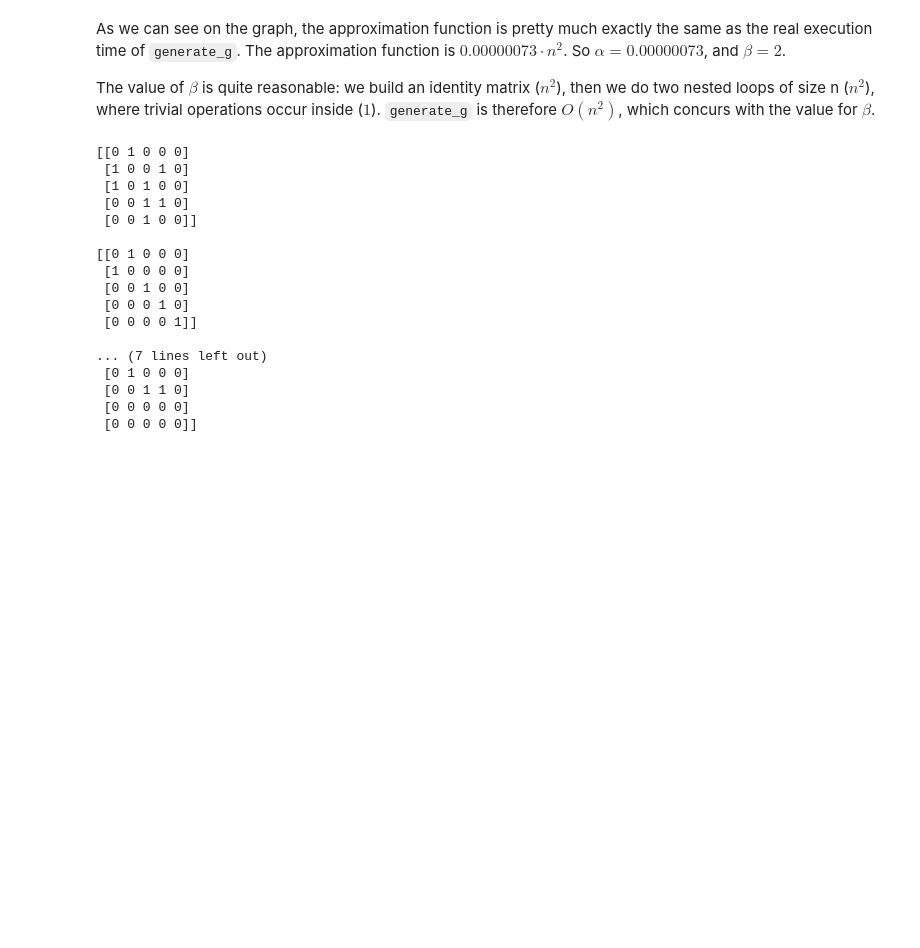
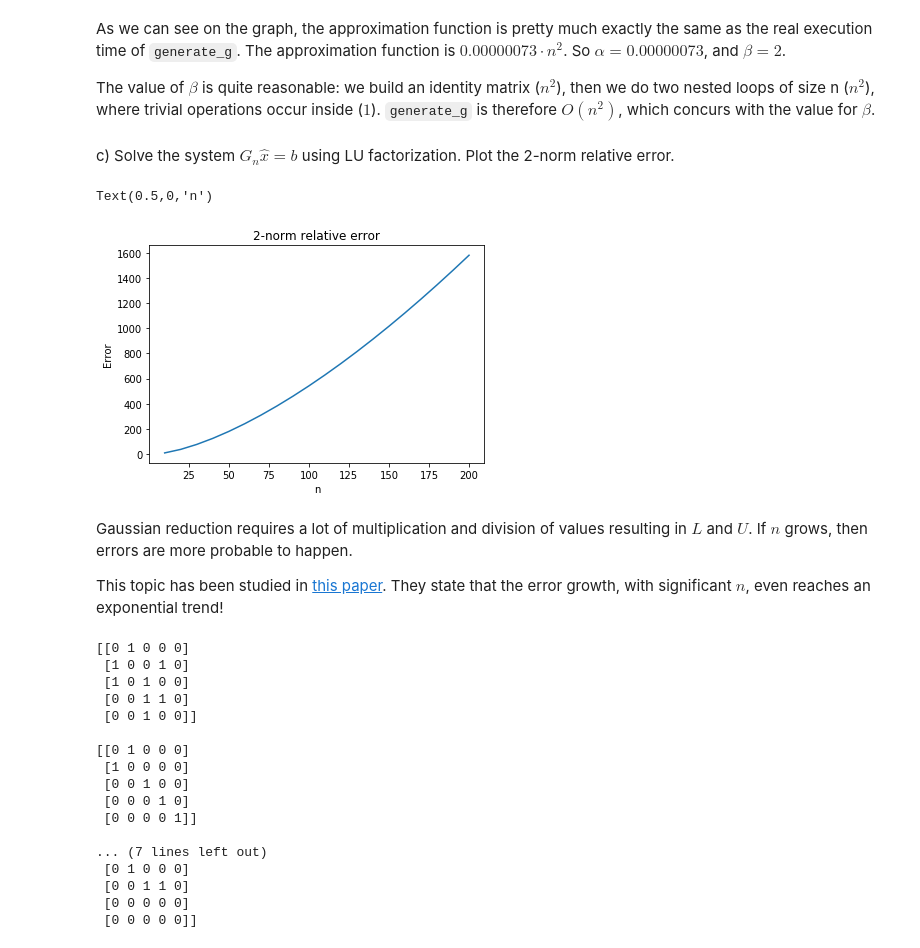
Before and after one commit to jonathanGB/am205, a Jupyter notebook: 2/AM205_HW2.ipynb, the cells around one changed output. Saved outputs shown, nothing was run; the diff lists cells and outputs as text; code cells hidden in the pictures; blank space fills up the shorter version.

```diff
--- a/2/AM205_HW2.ipynb
+++ b/2/AM205_HW2.ipynb
@@ -654,6 +654,33 @@ plt.legend()
 As we can see on the graph, the approximation function is pretty much exactly the same as the real execution time of `generate_g`. The approximation function is $0.00000073 \cdot n^2$. So $\alpha=0.00000073$, and $\beta=2$.
 
 The value of $\beta$ is quite reasonable: we build an identity matrix ($n^2$), then we do two nested loops of size n ($n^2$), where trivial operations occur inside ($1$). `generate_g` is therefore $O(n^2)$, which concurs with the value for $\beta$.
+# %% [markdown]
+c) Solve the system $G_n\hat{x} = b$ using LU factorization. Plot the 2-norm relative error.
+# %%
+ns = np.linspace(10, 200, 20,dtype=np.int)
+two_norm_errs = []
+
+for n in ns:
+    x = np.ones((n, 1),dtype=np.int)
+    Gn = generate_g(n)
+    b = Gn.dot(x)
+    P, L, U = sp.linalg.lu(Gn)
+    Pb = P.dot(b)
+    y = sp.linalg.solve_triangular(L, Pb)
+    x_hat = sp.linalg.solve_triangular(U, y)
+    two_norm_errs.append(np.linalg.norm(x - x_hat, 2))
+# %%
+plt.plot(ns, two_norm_errs)
+plt.title("2-norm relative error")
+plt.ylabel("Error")
+plt.xlabel("n")
+# %% [output]
+Text(0.5,0,'n')
+[figure, added]
+# %% [markdown]
+Gaussian reduction requires a lot of multiplication and division of values resulting in $L$ and $U$. If $n$ grows, then errors are more probable to happen.
+
+This topic has been studied in [this paper](http://www.math.sjsu.edu/~foster/geppfail.pdf). They state that the error growth, with significant $n$, even reaches an exponential trend!
 # %%
 # sing_matrix = np.zeros((5,5),dtype=np.int8)
 
```
Also changed, not shown: parts of 1 cell of this notebook.
